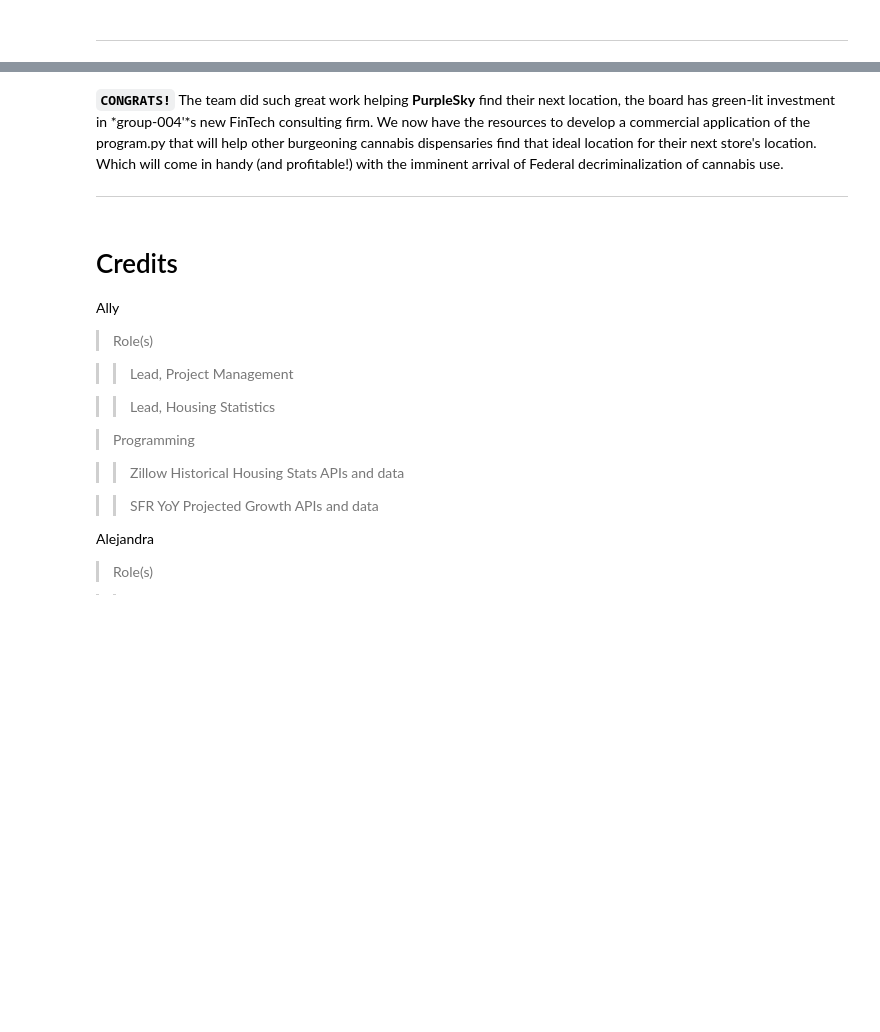
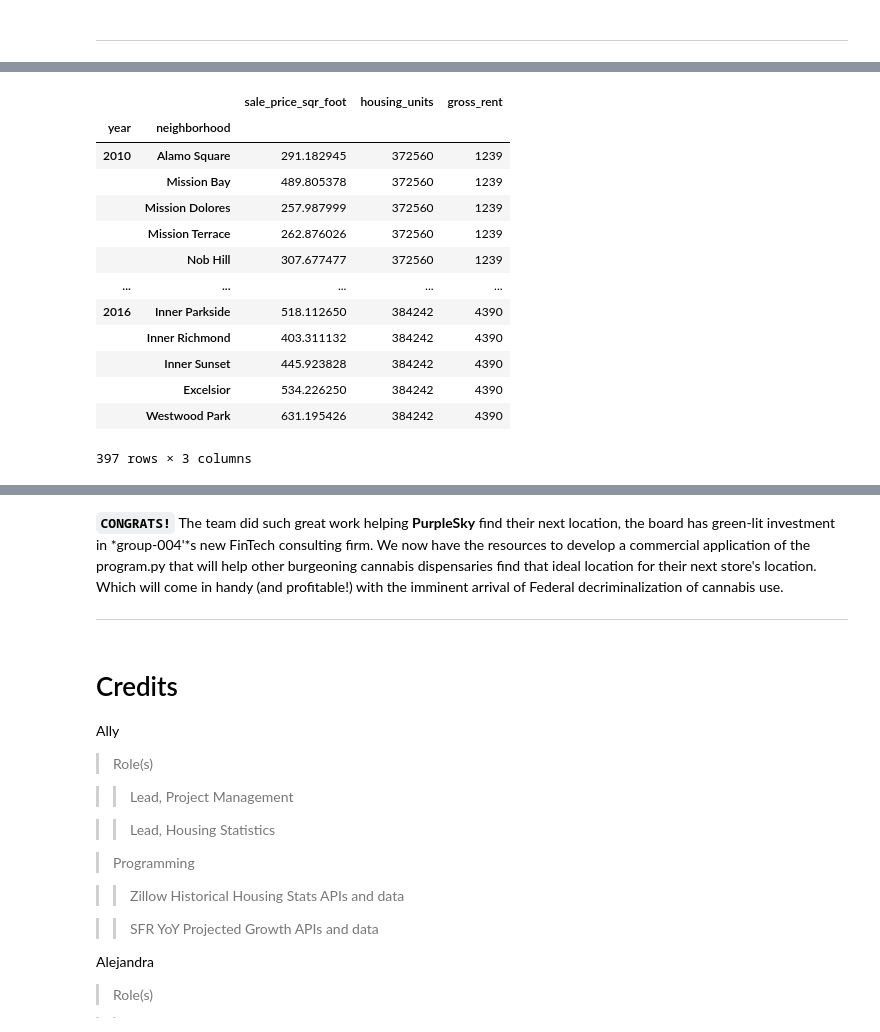
Before and after one commit to sfkonrad/004.01-proj-group4, a Jupyter notebook: M8_Challenge_Submission/MAIN-CODE_group4.ipynb, the cells around one changed output, grey strips where cells are left out. Cells and saved outputs as stored; diff of their text form; code cells hidden in the pictures; blank space fills up the shorter version.

```diff
--- a/M8_Challenge_Submission/MAIN-CODE_group4.ipynb
+++ b/M8_Challenge_Submission/MAIN-CODE_group4.ipynb
@@ -75,0 +153,10 @@ Plots(maps)
+# %%
+# Using the read_csv function and Path module, create a DataFrame
+# by importing the sfo_neighborhoods_census_data.csv file from the Resources folder
+sfo_data_df = pd.read_csv(
+    Path("./Resources/sfo_neighborhoods_census_data.csv")
+).drop_duplicates()
+
+# Review the first and last five rows of the DataFrame
+display(sfo_data_df.head())
+display(sfo_data_df.tail())
@@ -75,0 +430,27 @@ Plots(maps)
+# %%
+# Group by year and neighborhood and then create a new dataframe of the mean values
+prices_by_year_by_neighborhood = (
+    sfo_data_df.groupby(['year', 'neighborhood'])
+    .mean()
+    .sort_values('year')
+)
+
+
+# year	neighborhood	sale_price_sqr_foot	 housing_units	gross_rent
+# Review the resulting DataFrame
+prices_by_year_by_neighborhood
+# %% [output]
+|  |  | sale_price_sqr_foot | housing_units | gross_rent |
+| year | neighborhood |  |  |  |
+| 2010 | Alamo Square | 291.182945 | 372560 | 1239 |
+|  | Mission Bay | 489.805378 | 372560 | 1239 |
+|  | Mission Dolores | 257.987999 | 372560 | 1239 |
+|  | Mission Terrace | 262.876026 | 372560 | 1239 |
+|  | Nob Hill | 307.677477 | 372560 | 1239 |
+| ... | ... | ... | ... | ... |
+| 2016 | Inner Parkside | 518.112650 | 384242 | 4390 |
+|  | Inner Richmond | 403.311132 | 384242 | 4390 |
+|  | Inner Sunset | 445.923828 | 384242 | 4390 |
+|  | Excelsior | 534.226250 | 384242 | 4390 |
+|  | Westwood Park | 631.195426 | 384242 | 4390 |
+397 rows × 3 columns
```
Also changed, not shown: parts of 68 cells of this notebook.
